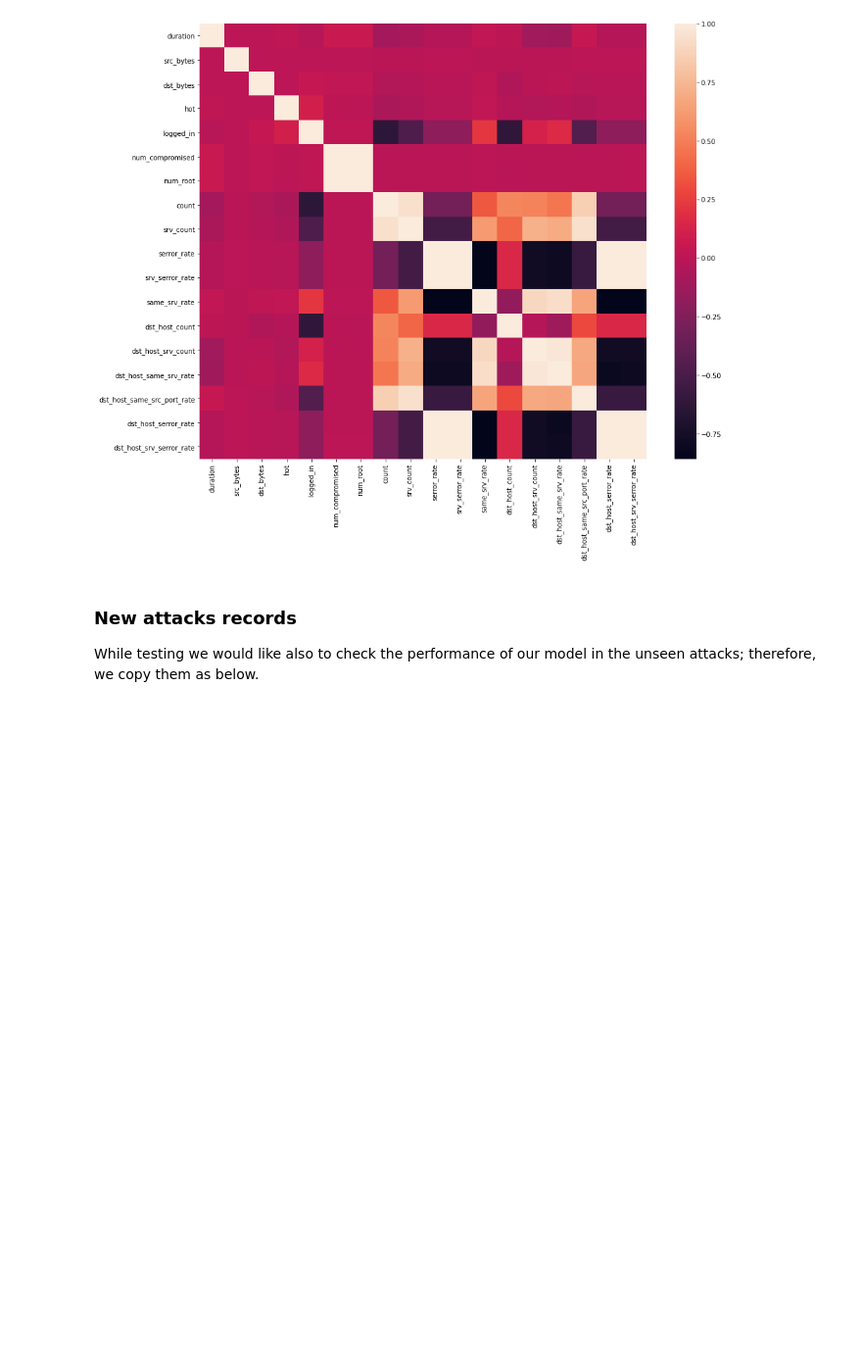
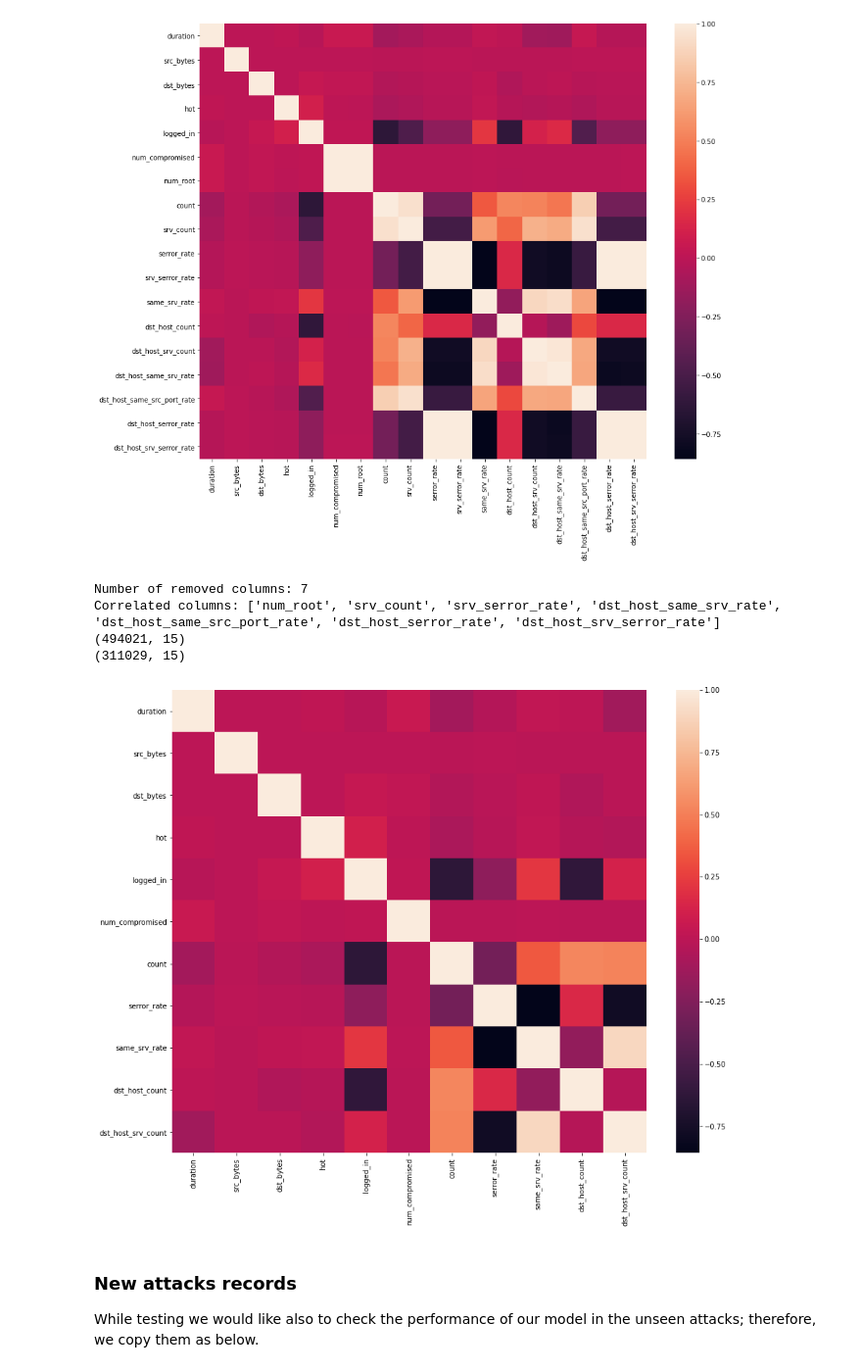
Before and after one commit to ammarSherif/KDD-ML-IDS, a Jupyter notebook: Random_Forest.ipynb, the cells around one changed output. Shown: that part at 98% size. Cells and saved outputs as stored; diff of their text form; code cells hidden in the pictures; blank space fills up the shorter version.

Commit message:
Added feature selection based on the correlation

```diff
--- a/Random_Forest.ipynb
+++ b/Random_Forest.ipynb
@@ -227,3 +262,23 @@ plotHeatmap(data10Mod)
+# %%
+# ================================================================
+# Print the number of removed columns and the new shapes
+# ================================================================
+print("Number of removed columns: "+str(len(corrColumn)))
+print("Correlated columns:",corrColumn)
+print(data10Mod.shape)
+print(dataTstMod.shape)
+# %% [output]
+Number of removed columns: 7
+Correlated columns: ['num_root', 'srv_count', 'srv_serror_rate', 'dst_host_same_srv_rate', 'dst_host_same_src_port_rate', 'dst_host_serror_rate', 'dst_host_srv_serror_rate']
+(494021, 15)
+(311029, 15)
+# %%
+# ================================================================
+# Show the heatmap of the correlation
+# ================================================================
+plotHeatmap(data10Mod)
+# %% [output]
+[figure, added]
 # %% [markdown]
 ### New attacks records
 While testing we would like also to check the performance of our model in the unseen attacks; therefore, we copy them as below.
```
Also changed, not shown: parts of 10 cells of this notebook.
